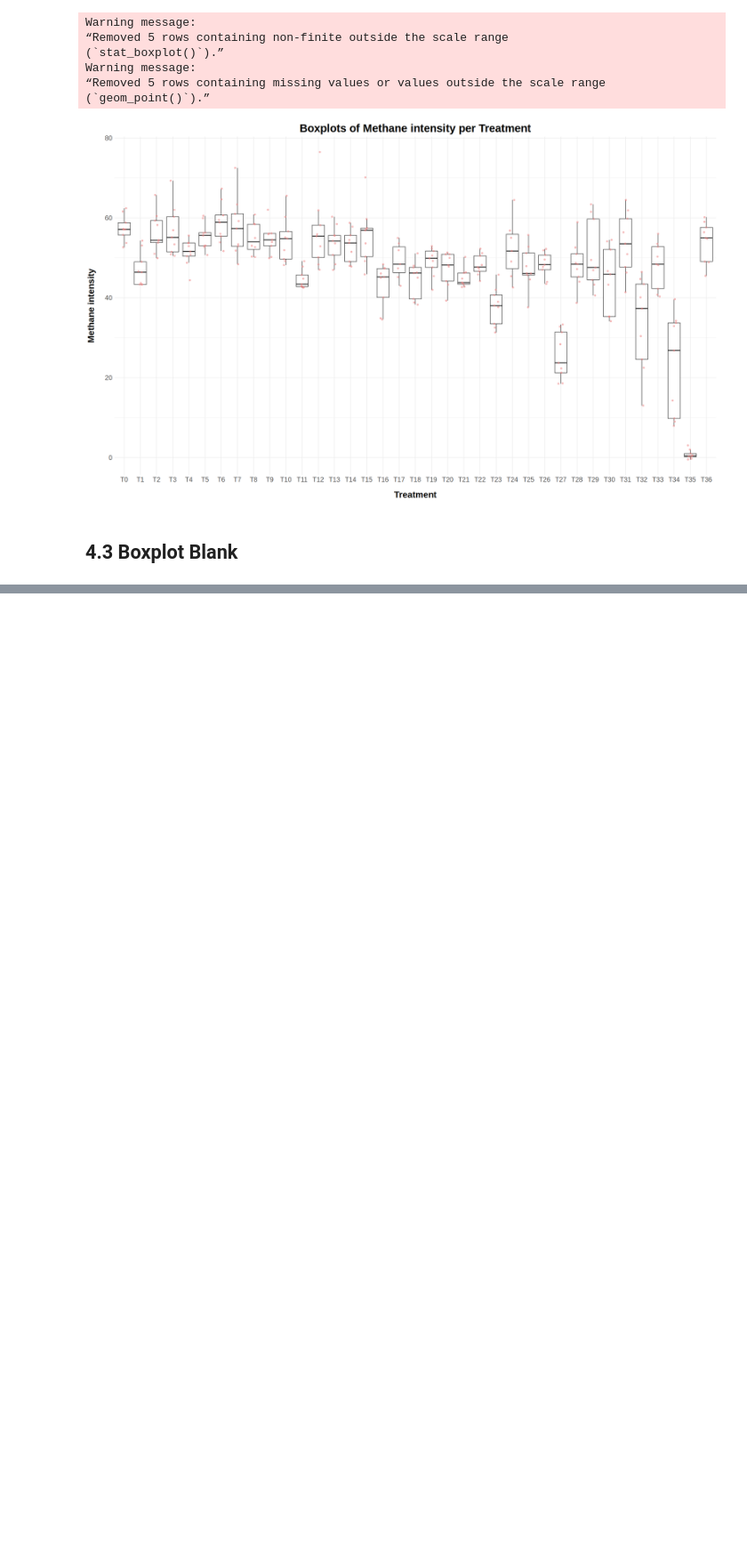
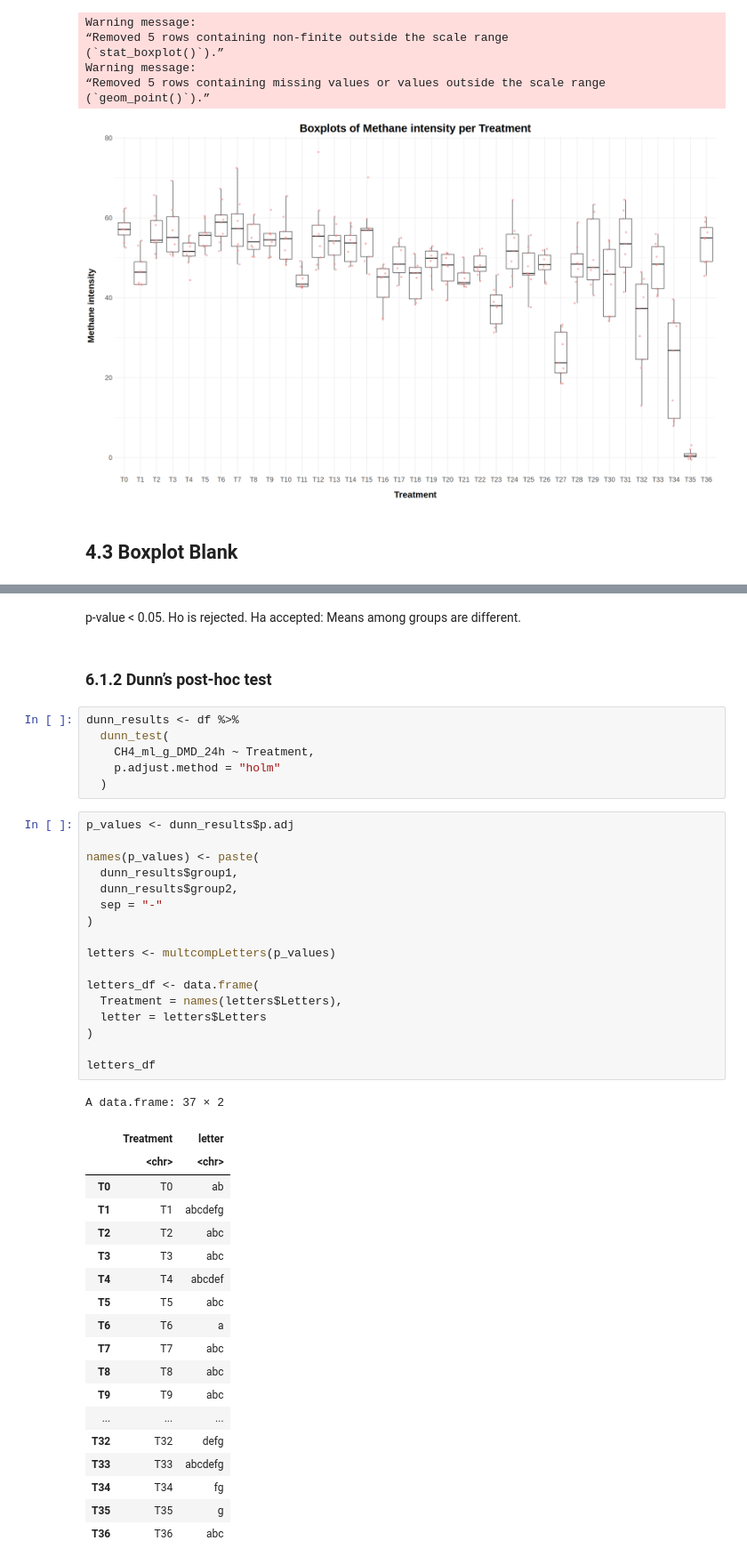
Before and after one commit to maurope/lmf, a Jupyter notebook: notebooks/2026/2026_09_11_R_bios_diets_anaylisis_for_alejandra.ipynb, the cells around one changed output, grey strips where cells are left out. Shown at 89% size. Cells and saved outputs as stored; diff of their text form; blank space fills up the shorter version.

```diff
--- a/notebooks/2026/2026_09_11_R_bios_diets_anaylisis_for_alejandra.ipynb
+++ b/notebooks/2026/2026_09_11_R_bios_diets_anaylisis_for_alejandra.ipynb
@@ -150,0 +616,47 @@ Warning message:
+# %% [markdown]
+p-value < 0.05. Ho is rejected. Ha accepted: Means among groups are different.
+# %% [markdown]
+### 6.1.2 Dunn’s post-hoc test
+# %%
+dunn_results <- df %>%
+  dunn_test(
+    CH4_ml_g_DMD_24h ~ Treatment,
+    p.adjust.method = "holm"
+  )
+# %%
+p_values <- dunn_results$p.adj
+
+names(p_values) <- paste(
+  dunn_results$group1,
+  dunn_results$group2,
+  sep = "-"
+)
+
+letters <- multcompLetters(p_values)
+
+letters_df <- data.frame(
+  Treatment = names(letters$Letters),
+  letter = letters$Letters
+)
+
+letters_df
+# %% [output]
+A data.frame: 37 × 2
+|  | Treatment | letter |
+|  | <chr> | <chr> |
+| T0 | T0 | ab |
+| T1 | T1 | abcdefg |
+| T2 | T2 | abc |
+| T3 | T3 | abc |
+| T4 | T4 | abcdef |
+| T5 | T5 | abc |
+| T6 | T6 | a |
+| T7 | T7 | abc |
+| T8 | T8 | abc |
+| T9 | T9 | abc |
+| ... | ... | ... |
+| T32 | T32 | defg |
+| T33 | T33 | abcdefg |
+| T34 | T34 | fg |
+| T35 | T35 | g |
+| T36 | T36 | abc |
```
Also changed, not shown: parts of 52 cells of this notebook, 1 other file.
